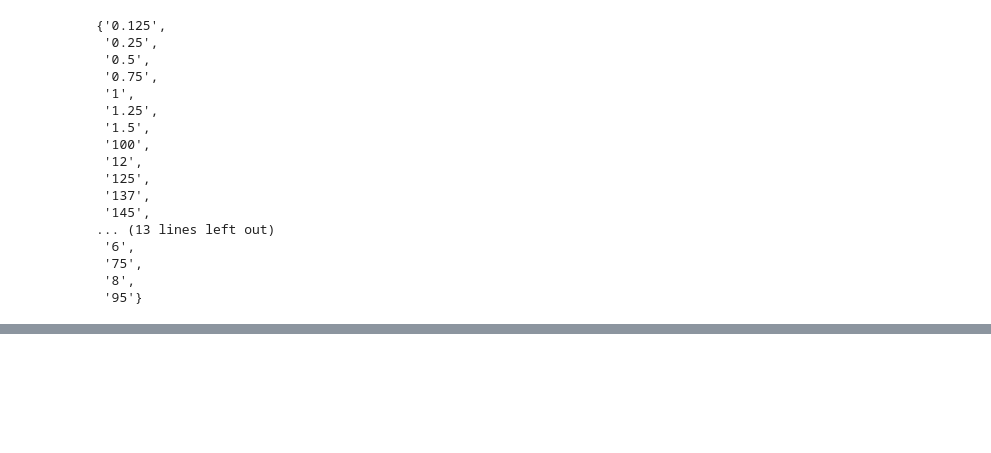
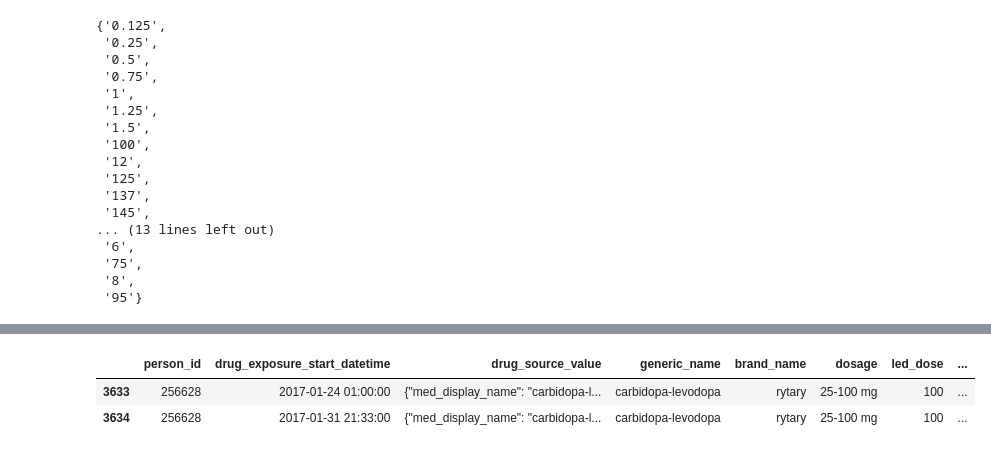
Before and after one commit to rdiazrincon/motor_fluctuations_pd, a Jupyter notebook: motor_fluctuations_pd.ipynb, the cells around one changed output, grey strips where cells are left out. Saved outputs shown, nothing was run; the diff lists cells and outputs as text; code cells hidden in the pictures; blank space fills up the shorter version.

```diff
--- a/motor_fluctuations_pd.ipynb
+++ b/motor_fluctuations_pd.ipynb
@@ -2727,0 +2739,6 @@ set(led_dose)
+# %%
+led_df[(led_df['brand_name'] == 'rytary') & (led_df['generic_name'] == 'carbidopa-levodopa')]
+# %% [output]
+|  | person_id | drug_exposure_start_datetime | drug_source_value | generic_name | brand_name | dosage | led_dose | ... |
+| 3633 | 256628 | 2017-01-24 01:00:00 | {"med_display_name": "carbidopa-l... | carbidopa-levodopa | rytary | 25-100 mg | 100 | ... |
+| 3634 | 256628 | 2017-01-31 21:33:00 | {"med_display_name": "carbidopa-l... | carbidopa-levodopa | rytary | 25-100 mg | 100 | ... |
```
Also changed, not shown: parts of 35 cells of this notebook.
